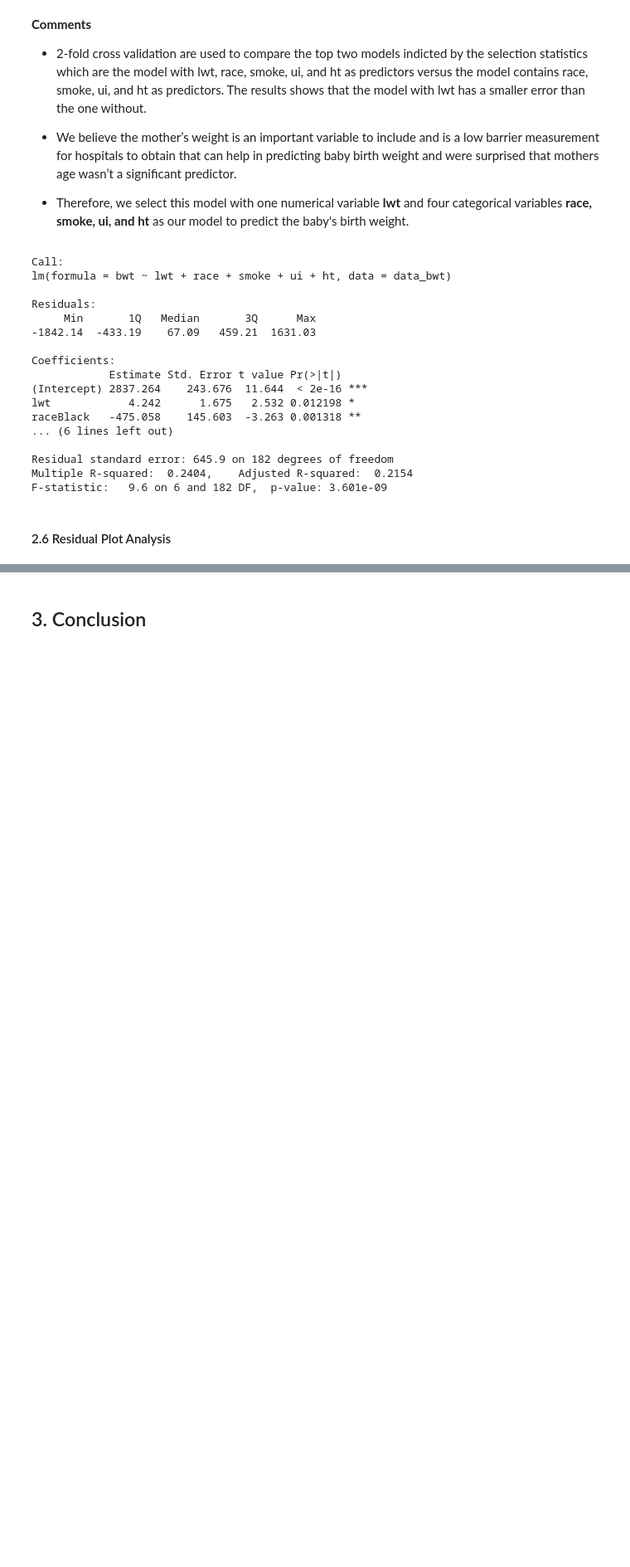
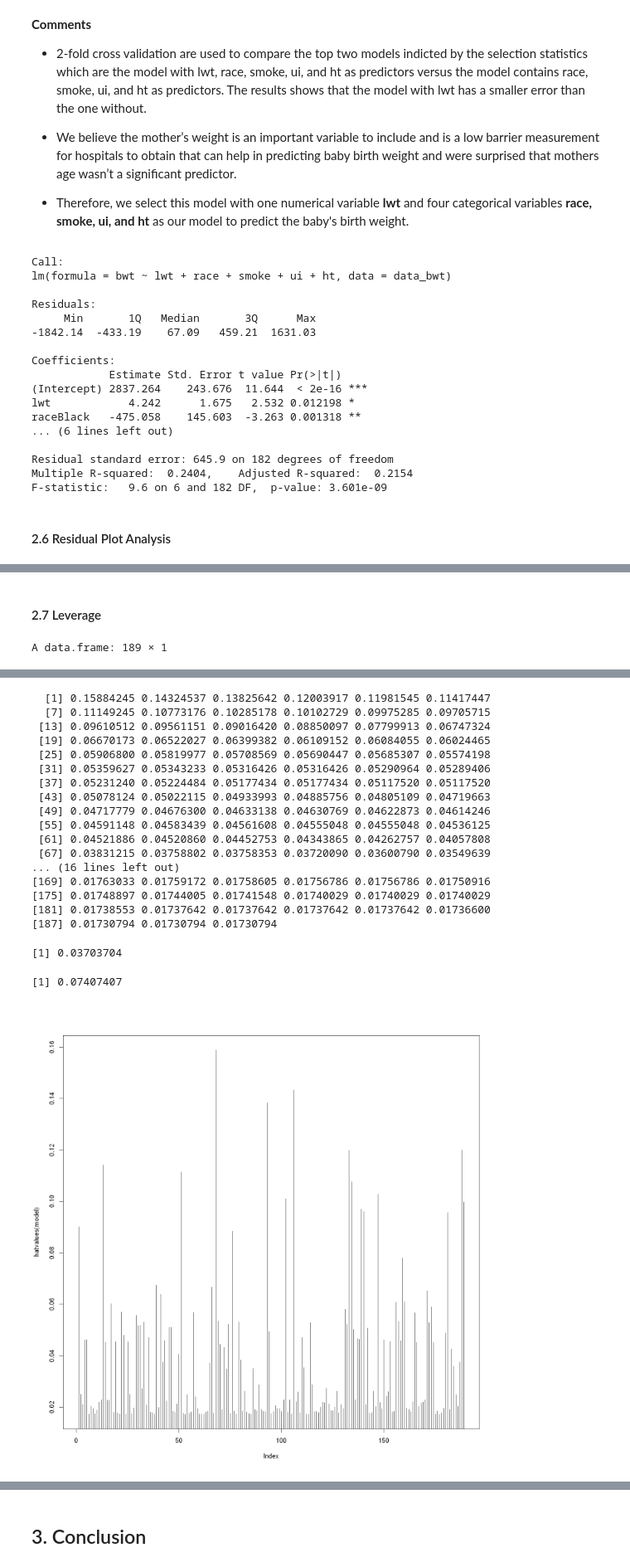
Before and after one commit to jerdavies/birthweight-modelling, a Jupyter notebook: Report-Birthweight.ipynb, the cells around one changed output, grey strips where cells are left out. Shown at 83% size. Cells and saved outputs as stored; diff of their text form; code cells hidden in the pictures; blank space fills up the shorter version.

```diff
--- a/Report-Birthweight.ipynb
+++ b/Report-Birthweight.ipynb
@@ -311,0 +342,23 @@ If necessary, re-fit model after transforming a variable, etc.
+# %% [markdown]
+#### 2.7 Leverage
+# %%
+#calculating the leverage for each observation
+hats <- as.data.frame(hatvalues(model))
+hats
+
+#sort observations by leverage in  a descending order
+hats[order(-hats['hatvalues(model)']),]
+
+#average hatvalues
+mean(hatvalues(model))
+
+#plot leverage values for each observation
+plot(hatvalues(model), type ='h')
+
+#average value of hatvalues
+mean(hatvalues(model))*2
+
+#Potential hatvalues with a high leverage
+high_leverage = hats[hatvalues(model) >= mean(hatvalues(model))*2, ]
+# %% [output]
+A data.frame: 189 × 1
@@ -311,0 +378,20 @@ If necessary, re-fit model after transforming a variable, etc.
+  [1] 0.15884245 0.14324537 0.13825642 0.12003917 0.11981545 0.11417447
+  [7] 0.11149245 0.10773176 0.10285178 0.10102729 0.09975285 0.09705715
+ [13] 0.09610512 0.09561151 0.09016420 0.08850097 0.07799913 0.06747324
+ [19] 0.06670173 0.06522027 0.06399382 0.06109152 0.06084055 0.06024465
+ [25] 0.05906800 0.05819977 0.05708569 0.05690447 0.05685307 0.05574198
+ [31] 0.05359627 0.05343233 0.05316426 0.05316426 0.05290964 0.05289406
+ [37] 0.05231240 0.05224484 0.05177434 0.05177434 0.05117520 0.05117520
+ [43] 0.05078124 0.05022115 0.04933993 0.04885756 0.04805109 0.04719663
+ [49] 0.04717779 0.04676300 0.04633138 0.04630769 0.04622873 0.04614246
+ [55] 0.04591148 0.04583439 0.04561608 0.04555048 0.04555048 0.04536125
+ [61] 0.04521886 0.04520860 0.04452753 0.04343865 0.04262757 0.04057808
+ [67] 0.03831215 0.03758802 0.03758353 0.03720090 0.03600790 0.03549639
+... (16 lines left out)
+[169] 0.01763033 0.01759172 0.01758605 0.01756786 0.01756786 0.01750916
+[175] 0.01748897 0.01744005 0.01741548 0.01740029 0.01740029 0.01740029
+[181] 0.01738553 0.01737642 0.01737642 0.01737642 0.01737642 0.01736600
+[187] 0.01730794 0.01730794 0.01730794
+[1] 0.03703704
+[1] 0.07407407
+[figure, added]
```
Also changed, not shown: parts of 12 cells of this notebook.
